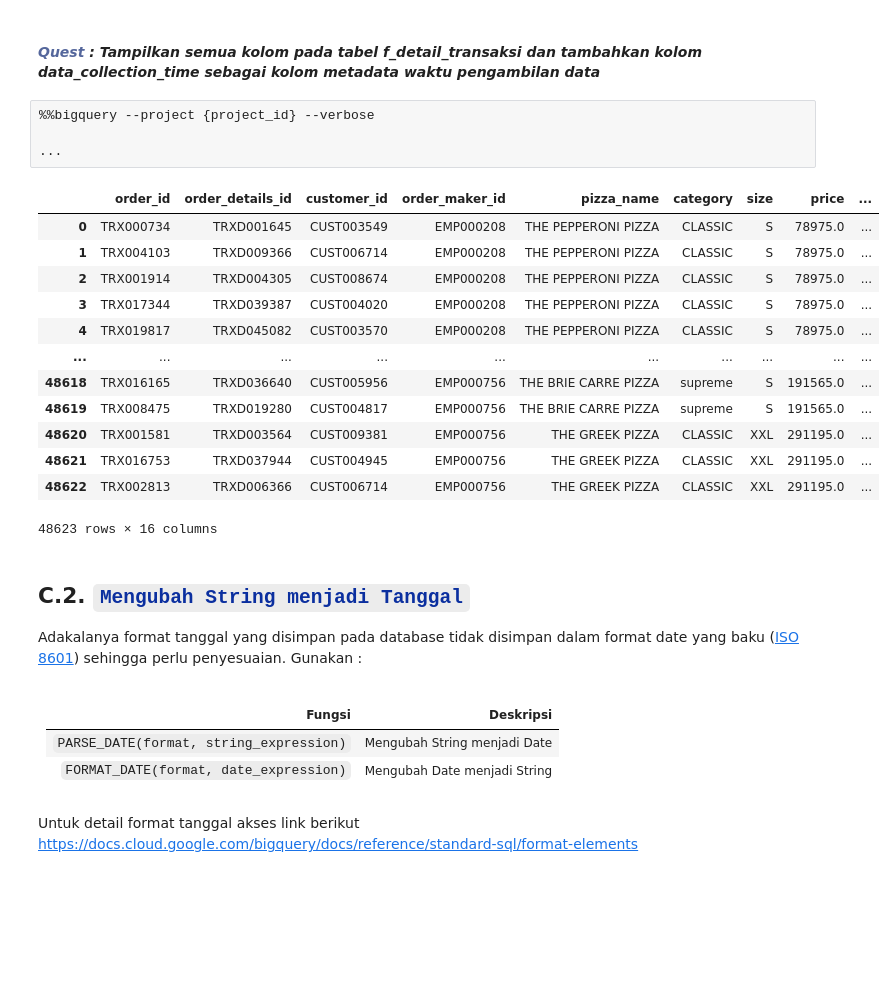
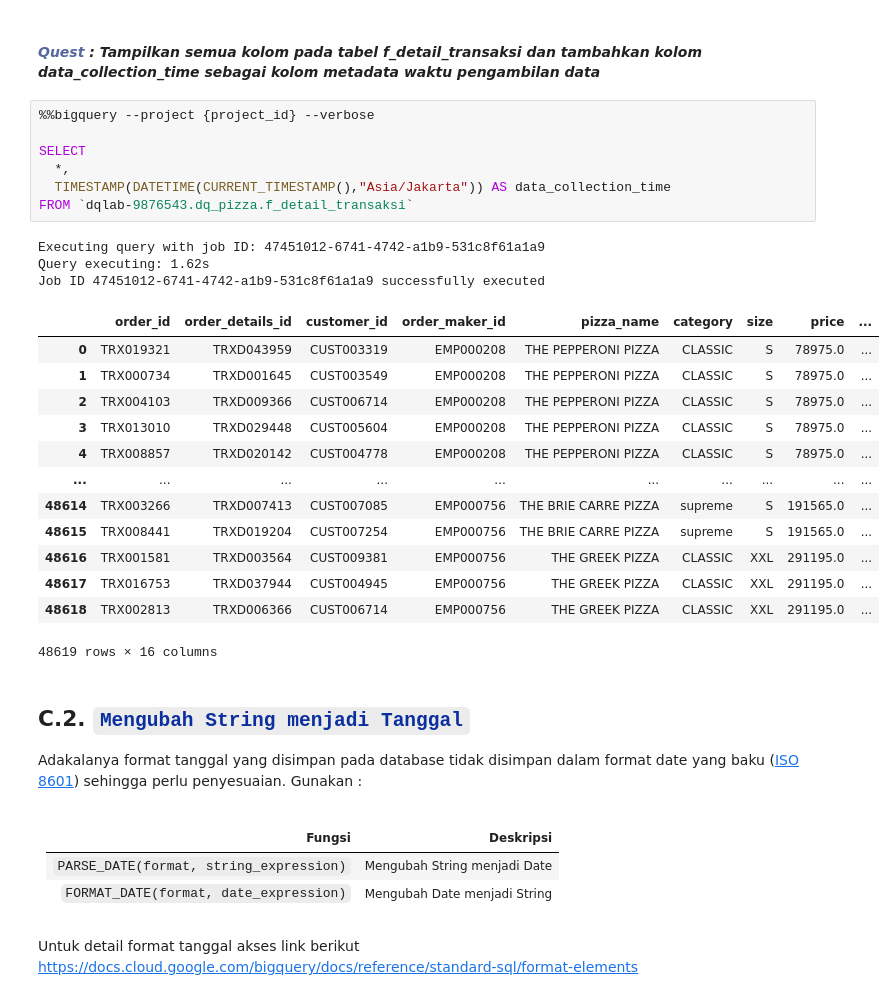
Before and after one commit to Putri-Hasinatuzzafira/SQL_Bigquery-DQLab, a Jupyter notebook: 03_subquery_dateformat.ipynb, the cells around one changed output. Cells and saved outputs as stored; diff of their text form; blank space fills up the shorter version.

```diff
--- a/03_subquery_dateformat.ipynb
+++ b/03_subquery_dateformat.ipynb
@@ -247,24 +290,30 @@ Untuk menampilkan tanggal dan waktu saat ini dapat menggunakan fungsi berikut
 UTC atau (Universal Time Coordinated) adalah waktu dasar yang tidak terpengaruh oleh zona waktu dan <i>daylight saving time</i>. UTC digunakan sebagai acuan untuk menghitung waktu di berbagai zona waktu di seluruh dunia (standar Greenwich Mean Time (London)). Selengkapnya baca <a href="https://internasional.kompas.com/read/2021/03/04/192042570/sejarah-penetapan-zona-waktu-di-dunia-hingga-usulan-penghapusannya?page=all">disini</a>.
 # %% [markdown]
 #### <i><b><span style='color:#55679C'>Quest</span> : Tampilkan semua kolom pada tabel f_detail_transaksi dan tambahkan kolom data_collection_time sebagai kolom metadata waktu pengambilan data</b></i><br>
-# %%
-%%bigquery --project {project_id} --verbose
-
-...
-# %% [output]
-|  | order_id | order_details_id | customer_id | order_maker_id | pizza_name | category | size | price | ... |
-| 0 | TRX000734 | TRXD001645 | CUST003549 | EMP000208 | THE PEPPERONI PIZZA | CLASSIC | S | 78975.0 | ... |
-| 1 | TRX004103 | TRXD009366 | CUST006714 | EMP000208 | THE PEPPERONI PIZZA | CLASSIC | S | 78975.0 | ... |
-| 2 | TRX001914 | TRXD004305 | CUST008674 | EMP000208 | THE PEPPERONI PIZZA | CLASSIC | S | 78975.0 | ... |
-| 3 | TRX017344 | TRXD039387 | CUST004020 | EMP000208 | THE PEPPERONI PIZZA | CLASSIC | S | 78975.0 | ... |
-| 4 | TRX019817 | TRXD045082 | CUST003570 | EMP000208 | THE PEPPERONI PIZZA | CLASSIC | S | 78975.0 | ... |
-| ... | ... | ... | ... | ... | ... | ... | ... | ... | ... |
-| 48618 | TRX016165 | TRXD036640 | CUST005956 | EMP000756 | THE BRIE CARRE PIZZA | supreme | S | 191565.0 | ... |
-| 48619 | TRX008475 | TRXD019280 | CUST004817 | EMP000756 | THE BRIE CARRE PIZZA | supreme | S | 191565.0 | ... |
-| 48620 | TRX001581 | TRXD003564 | CUST009381 | EMP000756 | THE GREEK PIZZA | CLASSIC | XXL | 291195.0 | ... |
-| 48621 | TRX016753 | TRXD037944 | CUST004945 | EMP000756 | THE GREEK PIZZA | CLASSIC | XXL | 291195.0 | ... |
-| 48622 | TRX002813 | TRXD006366 | CUST006714 | EMP000756 | THE GREEK PIZZA | CLASSIC | XXL | 291195.0 | ... |
-48623 rows × 16 columns
+# %%
+%%bigquery --project {project_id} --verbose
+
+SELECT
+  *,
+  TIMESTAMP(DATETIME(CURRENT_TIMESTAMP(),"Asia/Jakarta")) AS data_collection_time
+FROM `dqlab-9876543.dq_pizza.f_detail_transaksi`
+# %% [output]
+Executing query with job ID: 47451012-6741-4742-a1b9-531c8f61a1a9
+Query executing: 1.62s
+Job ID 47451012-6741-4742-a1b9-531c8f61a1a9 successfully executed
+|  | order_id | order_details_id | customer_id | order_maker_id | pizza_name | category | size | price | ... |
+| 0 | TRX019321 | TRXD043959 | CUST003319 | EMP000208 | THE PEPPERONI PIZZA | CLASSIC | S | 78975.0 | ... |
+| 1 | TRX000734 | TRXD001645 | CUST003549 | EMP000208 | THE PEPPERONI PIZZA | CLASSIC | S | 78975.0 | ... |
+| 2 | TRX004103 | TRXD009366 | CUST006714 | EMP000208 | THE PEPPERONI PIZZA | CLASSIC | S | 78975.0 | ... |
+| 3 | TRX013010 | TRXD029448 | CUST005604 | EMP000208 | THE PEPPERONI PIZZA | CLASSIC | S | 78975.0 | ... |
+| 4 | TRX008857 | TRXD020142 | CUST004778 | EMP000208 | THE PEPPERONI PIZZA | CLASSIC | S | 78975.0 | ... |
+| ... | ... | ... | ... | ... | ... | ... | ... | ... | ... |
+| 48614 | TRX003266 | TRXD007413 | CUST007085 | EMP000756 | THE BRIE CARRE PIZZA | supreme | S | 191565.0 | ... |
+| 48615 | TRX008441 | TRXD019204 | CUST007254 | EMP000756 | THE BRIE CARRE PIZZA | supreme | S | 191565.0 | ... |
+| 48616 | TRX001581 | TRXD003564 | CUST009381 | EMP000756 | THE GREEK PIZZA | CLASSIC | XXL | 291195.0 | ... |
+| 48617 | TRX016753 | TRXD037944 | CUST004945 | EMP000756 | THE GREEK PIZZA | CLASSIC | XXL | 291195.0 | ... |
+| 48618 | TRX002813 | TRXD006366 | CUST006714 | EMP000756 | THE GREEK PIZZA | CLASSIC | XXL | 291195.0 | ... |
+48619 rows × 16 columns
 # %% [markdown]
 ## <b>C.2. <span style='color:#0B2F9F'><code>Mengubah String menjadi Tanggal</code></span></b>
 
```
Also changed, not shown: parts of 24 cells of this notebook, 1 other file.
